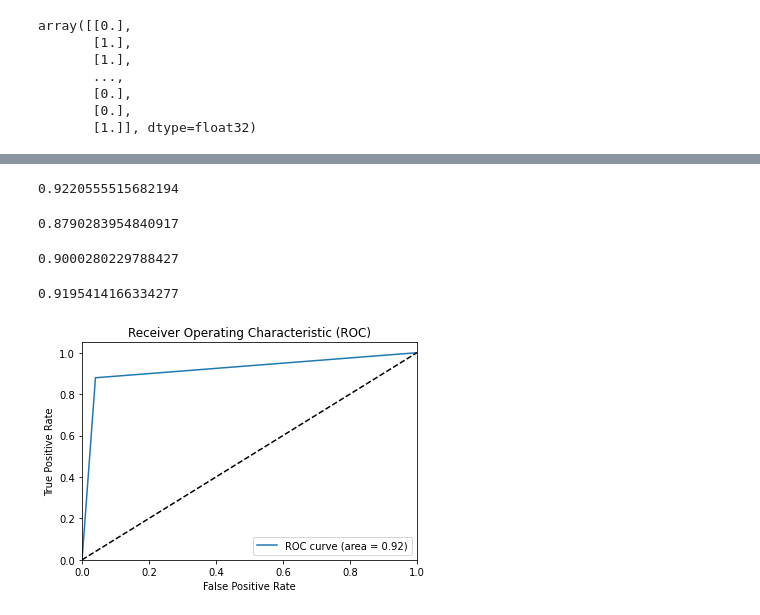
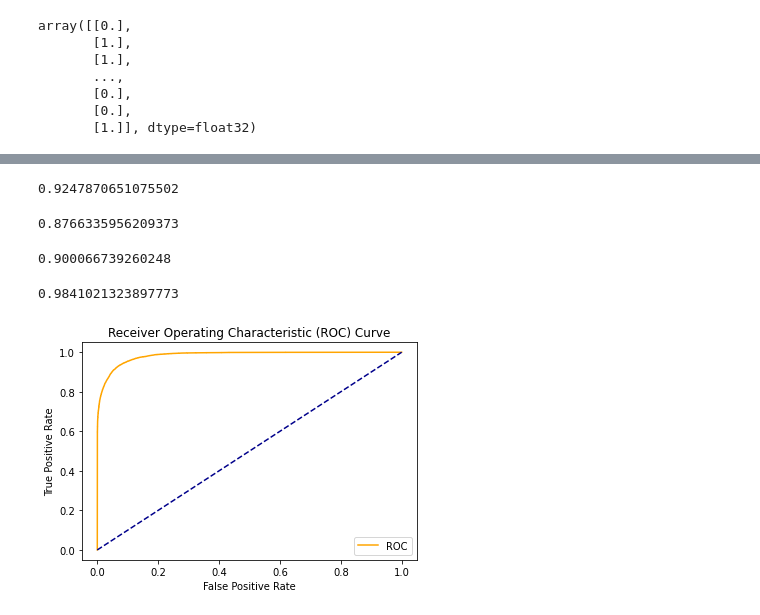
Before and after one commit to ramrao0102/DSA5900-Project, a Jupyter notebook: ProjectTFFile.ipynb, the cells around one changed output, grey strips where cells are left out. Cells and saved outputs as stored; diff of their text form; code cells hidden in the pictures.

```diff
--- a/ProjectTFFile.ipynb
+++ b/ProjectTFFile.ipynb
@@ -21,7 +21,7 @@ import matplotlib.pyplot as plt
 # %%
 
 
-df = pd.read_csv('/initialmodel2.csv', on_bad_lines="skip", engine="python")
+df = pd.read_csv('/content/initialmodel2.csv', on_bad_lines="skip", engine="python")
 # %%
 df.head()
 len(df)
@@ -160,39 +160,34 @@ accuracy1
 # %%
 precision1
 # %% [output]
-0.9220555515682194
+0.9247870651075502
 # %%
 recall1
 # %% [output]
-0.8790283954840917
+0.8766335956209373
 # %%
 F1_score
 # %% [output]
-0.9000280229788427
+0.900066739260248
 # %%
-auc= roc_auc_score(y_test, pred1)
+auc= roc_auc_score(y_test, pred)
 
 print(auc)
 # %% [output]
-0.9195414166334277
+0.9841021323897773
 # %%
 # Plot an ROC. pred - the predictions, y - the expected output.
-def plot_roc(pred,y):
-    fpr, tpr, _ = roc_curve(y, pred)
-    roc_auc = auc(fpr, tpr)
-
-    plt.figure()
-    plt.plot(fpr, tpr, label='ROC curve (area = %0.2f)' % roc_auc)
-    plt.plot([0, 1], [0, 1], 'k--')
-    plt.xlim([0.0, 1.0])
-    plt.ylim([0.0, 1.05])
+def plot_roc_curve(fper, tper):
+    plt.plot(fper, tper, color='orange', label='ROC')
+    plt.plot([0, 1], [0, 1], color='darkblue', linestyle='--')
     plt.xlabel('False Positive Rate')
     plt.ylabel('True Positive Rate')
-    plt.title('Receiver Operating Characteristic (ROC)')
-    plt.legend(loc="lower right")
+    plt.title('Receiver Operating Characteristic (ROC) Curve')
+    plt.legend()
     plt.show()
 # %%
 pred = model.predict(X_test)
-plot_roc(pred1, y_test)
+fper, tper, thresholds = roc_curve(y_test, pred)
+plot_roc_curve(fper, tper)
 # %% [output]
-[figure, old version]
+[figure, new version]
```
Also changed, not shown: parts of 6 cells of this notebook, 13 other files.
